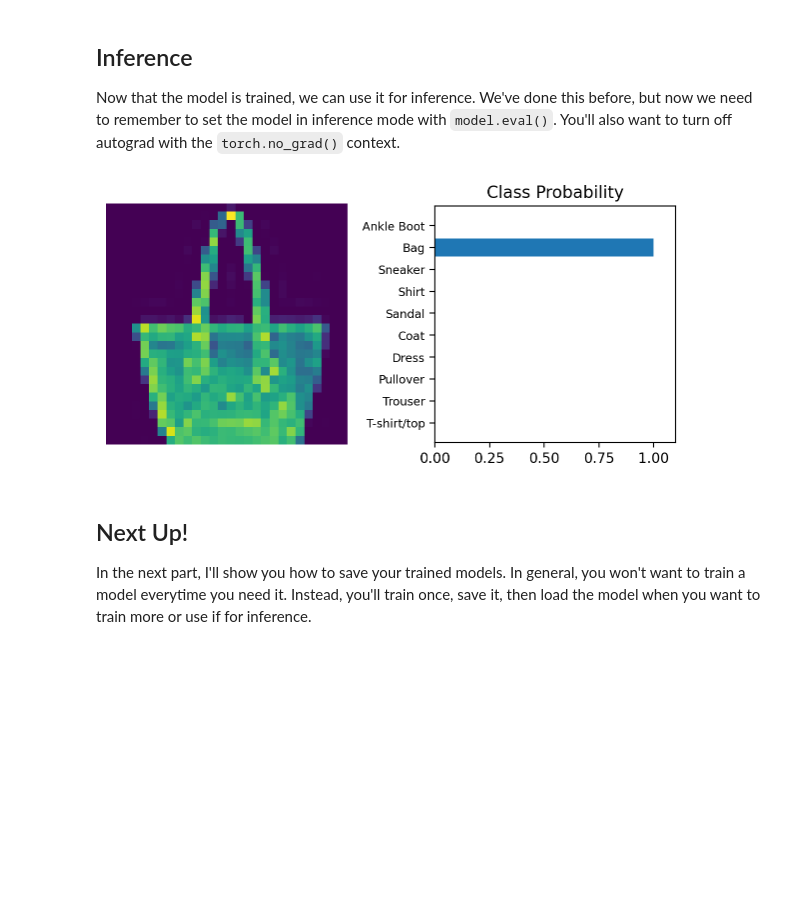
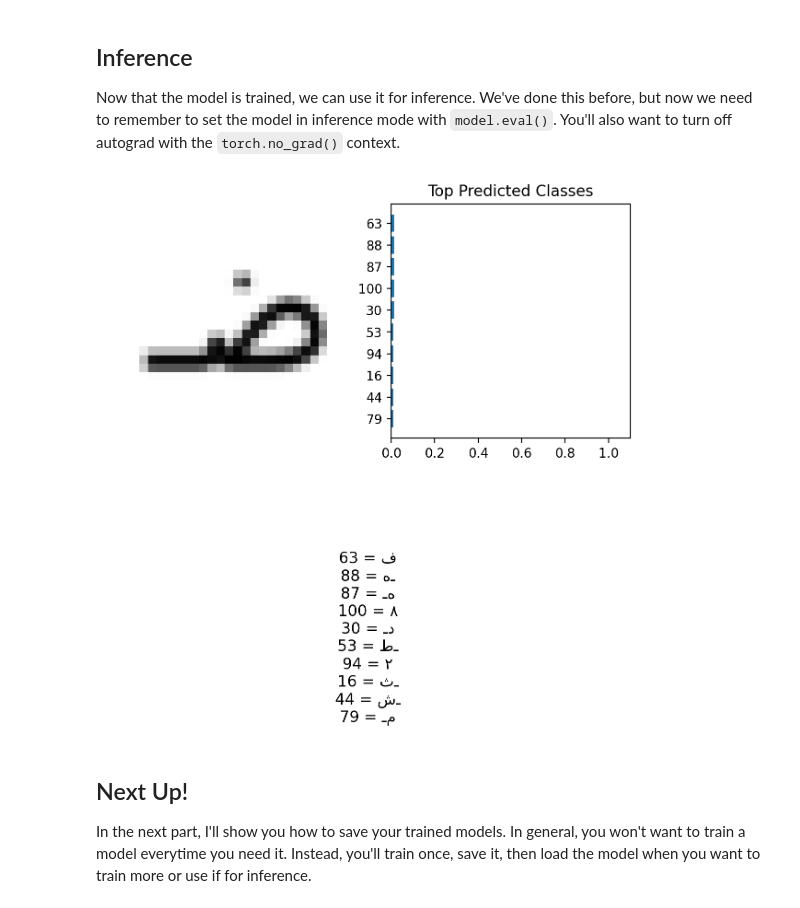
Before and after one commit to Casvill/ProyectoRedMLP, a Jupyter notebook: Part 5 - Inference and Validation.ipynb, the cells around one changed output. Cells and saved outputs as stored; diff of their text form; code cells hidden in the pictures; blank space fills up the shorter version.

```diff
--- a/Part 5 - Inference and Validation.ipynb
+++ b/Part 5 - Inference and Validation.ipynb
@@ -109,9 +130,10 @@ I've also included a block to measure the validation loss and accuracy. Since I'
 The validation code consists of a forward pass through the validation set (also split into batches). With the log-softmax output, I calculate the loss on the validation set, as well as the prediction accuracy.
 # %%
 # Create the network, define the criterion and optimizer
-model = Network(784, 10, [516, 256], drop_p=0.5)
+model = Network(784, 101, [256, 128], drop_p=0.2).to(device)
 criterion = nn.NLLLoss()
-optimizer = optim.Adam(model.parameters(), lr=0.001)
+optimizer = optim.SGD(model.parameters(), lr=0.03)
+scheduler = torch.optim.lr_scheduler.StepLR(optimizer, step_size=10, gamma=0.5)
 # %%
 # Implement a function for the validation pass
 def validation(model, testloader, criterion):
@@ -119,7 +141,8 @@ def validation(model, testloader, criterion):
     accuracy = 0
     for images, labels in testloader:
 
-        images.resize_(images.shape[0], 784)
+        images = images.view(images.size(0), -1).to(device)
+        labels = labels.to(device)
 
         output = model.forward(images)
         test_loss += criterion(output, labels).item()
@@ -130,7 +153,7 @@ def validation(model, testloader, criterion):
 
     return test_loss, accuracy
 # %%
-epochs = 2
+epochs = 3
 steps = 0
 running_loss = 0
 print_every = 40
@@ -140,7 +163,8 @@ for e in range(epochs):
         steps += 1
 
         # Flatten images into a 784 long vector
-        images.resize_(images.size()[0], 784)
+        images = images.view(images.size(0), -1).to(device)
+        labels = labels.to(device)
 
         optimizer.zero_grad()
 
@@ -168,4 +192,6 @@ for e in range(epochs):
 
             # Make sure training is back on
             model.train()
+
+        scheduler.step()
 # %% [output]
@@ -190,27 +216,36 @@ Epoch: 2/2..  Training Loss: 0.493..  Test Loss: 0.433..  Test Accuracy: 0.839
 ## Inference
 
 Now that the model is trained, we can use it for inference. We've done this before, but now we need to remember to set the model in inference mode with `model.eval()`. You'll also want to turn off autograd with the `torch.no_grad()` context.
-# %%
-# Test out your network!
-
-model.eval()
-
-dataiter = iter(testloader)
-images, labels = next(dataiter)
-img = images[0]
-# Convert 2D image to 1D vector
-img = img.view(1, 784)
-
-# Calculate the class probabilities (softmax) for img
-with torch.no_grad():
-    output = model.forward(img)
-
-ps = torch.exp(output)
-
-# Plot the image and probabilities
-helper.view_classify(img.view(1, 28, 28), ps, version='Fashion')
-# %% [output]
-[figure, removed]
+# %%
+# --- EVALUACIÓN / PREDICCIÓN (Optimizada) ---
+model.eval()
+
+# Crear el iterador solo una vez (fuera de ciclos)
+if 'dataiter' not in locals():
+    dataiter = iter(trainloader)
+# %%
+
+# Obtener un batch (solo si no hay otro pendiente)
+try:
+    images, labels = next(dataiter)
+except StopIteration:
+    dataiter = iter(trainloader)
+    images, labels = next(dataiter)
+
+# Seleccionar una imagen (sin volver a transformar todo el batch)
+img = images[0].unsqueeze(0).view(1, 784).to(device)
+
+# Desactivar gradientes para evaluación
+with torch.no_grad():
+    logits = model(img)
+
+# Calcular probabilidades
+ps = F.softmax(logits, dim=1)
+
+# Mostrar imagen y predicción
+helper.view_classify(images[0].view(1, 28, 28).cpu(), ps.cpu())
+# %% [output]
+[figure, added]
 # %% [markdown]
 ## Next Up!
 
```
Also changed, not shown: parts of 5 cells of this notebook.
